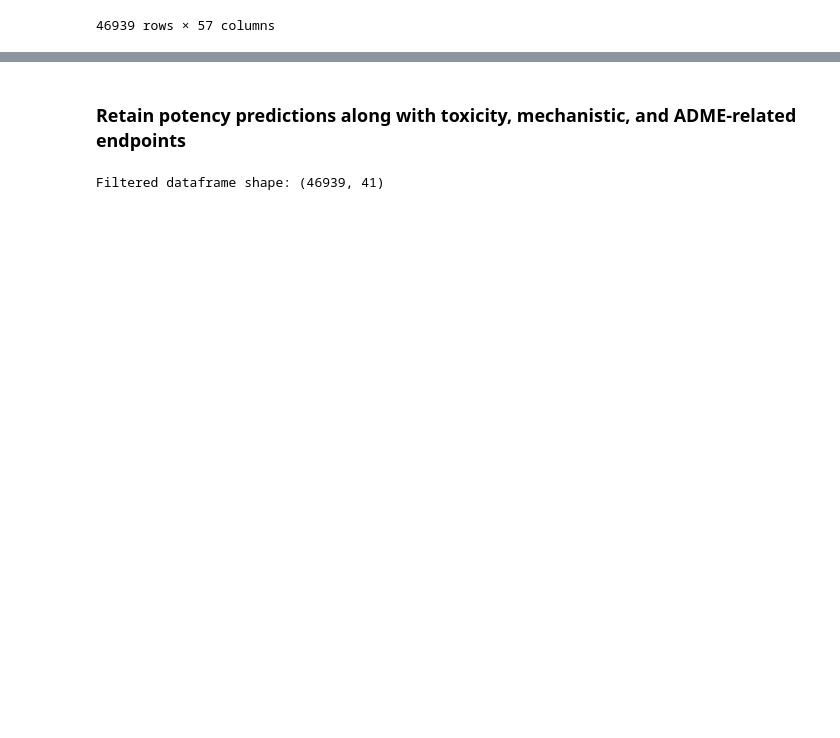
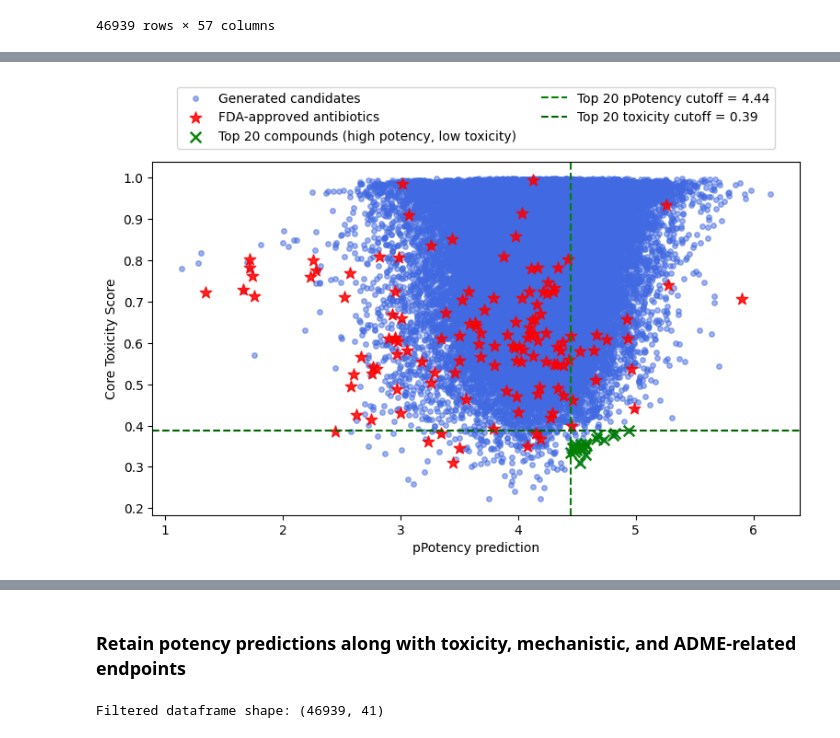
Before and after one commit to soumyadeepghosh35/DTRA_DrugDesign, a Jupyter notebook: DTRA_project_notebooks/Step6_Toxicity_BacillusAnthracis.ipynb, the cells around one changed output, grey strips where cells are left out. Drawn from its saved outputs; the diff is of its cells as text; code cells hidden in the pictures; blank space fills up the shorter version.

```diff
--- a/DTRA_project_notebooks/Step6_Toxicity_BacillusAnthracis.ipynb
+++ b/DTRA_project_notebooks/Step6_Toxicity_BacillusAnthracis.ipynb
@@ -252,0 +901,83 @@ pPotency_prediction range: 1.141 → 6.143
+# %%
+# Selection cutoffs from all generated candidates
+xCutoff = cand2DDF["pPotency_prediction"].quantile(0.75)
+yCutoff = cand2DDF["ToxicityBurden"].quantile(0.25)
+
+# Keep only compounds in the desired quadrant
+optimal2DDF = cand2DDF[
+    (cand2DDF["pPotency_prediction"] >= xCutoff) &
+    (cand2DDF["ToxicityBurden"] <= yCutoff)
+].copy()
+
+# Rank inside that quadrant
+optimal2DDF["rankScore2D"] = (
+    optimal2DDF["PotencyDesRaw"] * optimal2DDF["ToxicitySafety"]
+)
+
+top20_2D_DF = optimal2DDF.sort_values(
+    by=["rankScore2D", "pPotency_prediction", "ToxicityBurden"],
+    ascending=[False, False, True]
+).head(20).copy()
+
+# Display cutoffs from the actual top 20 compounds
+xDisplay = top20_2D_DF["pPotency_prediction"].min()
+yDisplay = top20_2D_DF["ToxicityBurden"].max()
+
+fig, ax = plt.subplots(figsize=(8, 6))
+
+ax.scatter(
+    cand2DDF["pPotency_prediction"],
+    cand2DDF["ToxicityBurden"],
+    s=16, alpha=0.5, color="royalblue", label="Generated candidates"
+)
+
+ax.scatter(
+    refScoreDF["pPotency_prediction"],
+    refScoreDF["ToxicityBurden"],
+    marker="*", s=90, alpha=0.85, color="red", label="FDA-approved antibiotics"
+)
+
+ax.scatter(
+    top20_2D_DF["pPotency_prediction"],
+    top20_2D_DF["ToxicityBurden"],
+    marker="x", s=70, linewidths=1.8, alpha=0.95, color="green",
+    label="Top 20 compounds (high potency, low toxicity)"
+)
+
+# Plot lines that match the actual highlighted top 20 region
+ax.axvline(
+    xDisplay,
+    linestyle="--",
+    linewidth=1.5,
+    color="green",
+    label=f"Top 20 pPotency cutoff = {xDisplay:.2f}"
+)
+
+ax.axhline(
+    yDisplay,
+    linestyle="--",
+    linewidth=1.5,
+    color="darkgreen",
+    label=f"Top 20 toxicity cutoff = {yDisplay:.2f}"
+)
+
+ax.set_xlabel("pPotency prediction")
+ax.set_ylabel("Core Toxicity Score")
+
+ax.legend(loc="lower center", bbox_to_anchor=(0.5, 1.02), ncol=2, frameon=True)
+plt.tight_layout(rect=[0, 0, 1, 0.90])
+
+svg_path = os.path.join(
+    saveDir,
+    "BacillusAnthracis_pPotency_vs_CoreToxicityMean_top20Highlighted.svg"
+)
+png_path = os.path.join(
+    saveDir,
+    "BacillusAnthracis_pPotency_vs_CoreToxicityMean_top20Highlighted.png"
+)
+
+plt.savefig(svg_path, format="svg", dpi=600)
+plt.savefig(png_path, format="png", dpi=600)
+plt.show()
+# %% [output]
+[figure, added]
```
Also changed, not shown: parts of 26 cells of this notebook.
